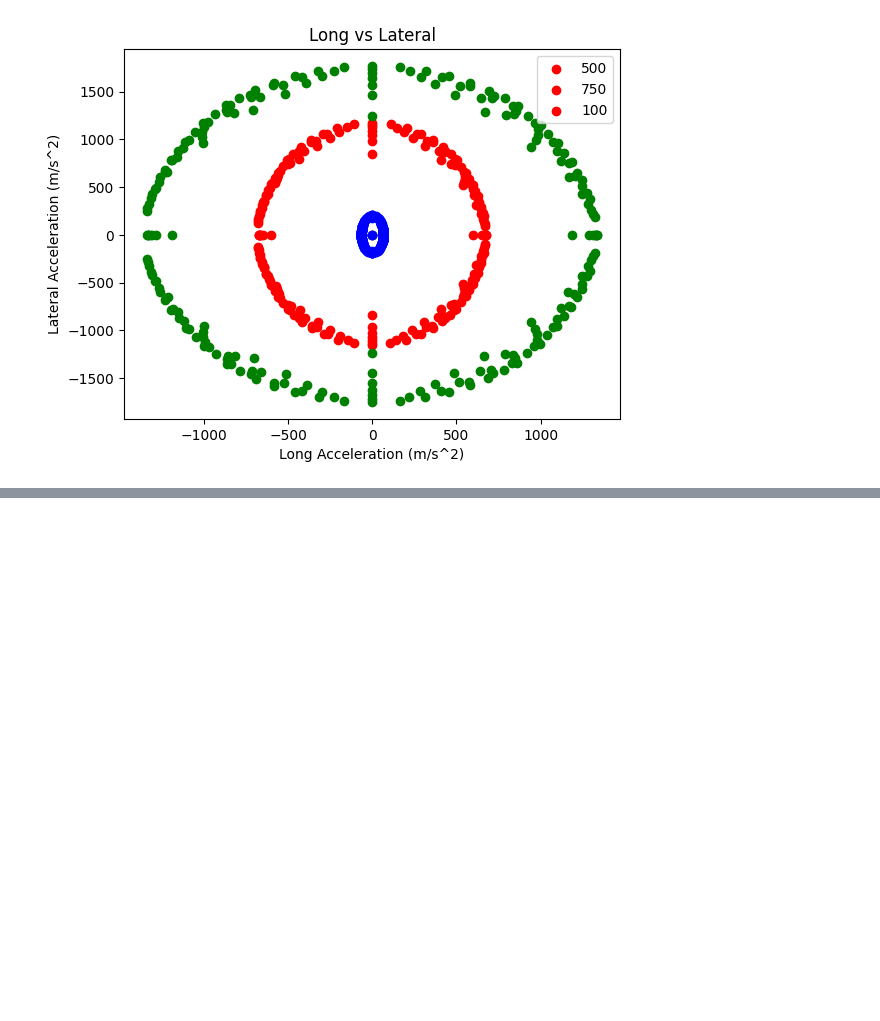
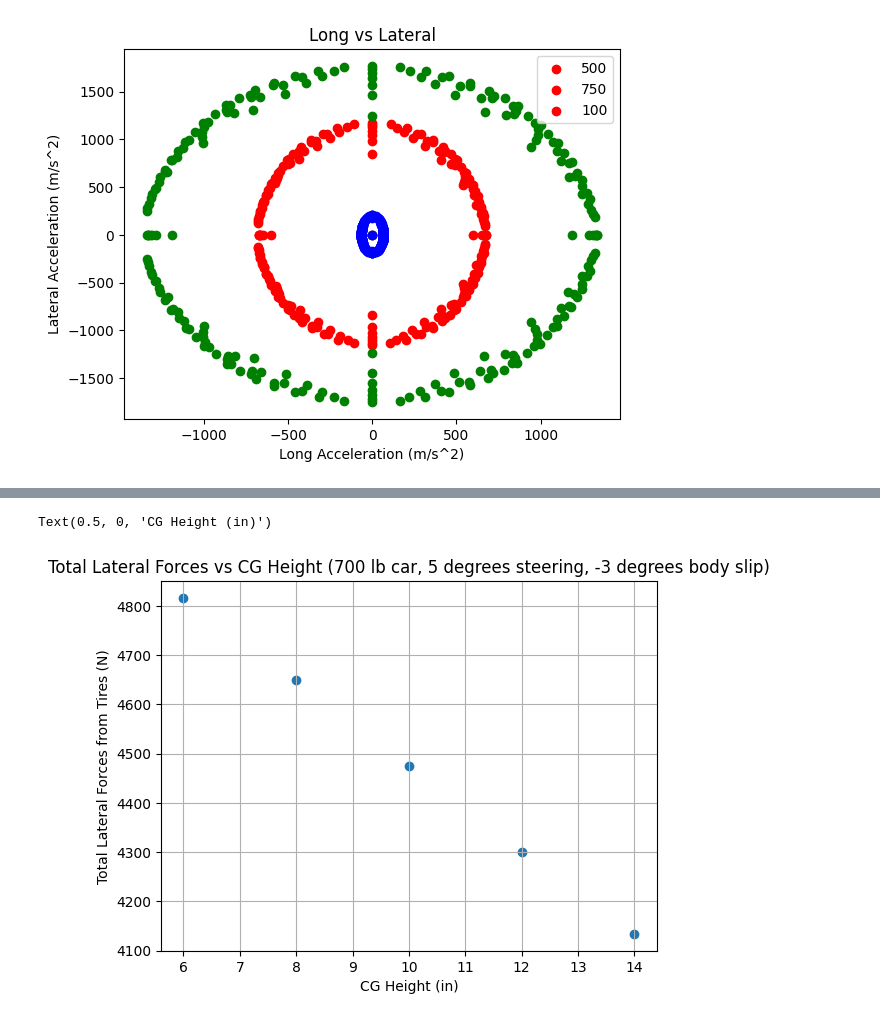
Before and after one commit to LonghornRacingElectric/magic_moment_method, a Jupyter notebook: analysis/MMM_plotter.ipynb, the cells around one changed output, grey strips where cells are left out. Saved outputs shown, nothing was run; the diff lists cells and outputs as text; code cells hidden in the pictures; blank space fills up the shorter version.

```diff
--- a/analysis/MMM_plotter.ipynb
+++ b/analysis/MMM_plotter.ipynb
@@ -289,0 +291,12 @@ Text(0.5, 0, 'Body Slip (degs)')
+# %%
+cg_heights = [14, 12, 10, 8, 6]
+lateral_forces = [4134, 4300, 4475, 4650, 4816]
+
+plt.scatter(cg_heights, lateral_forces)
+plt.grid()
+plt.title("Total Lateral Forces vs CG Height (700 lb car, 5 degrees steering, -3 degrees body slip)")
+plt.ylabel("Total Lateral Forces from Tires (N)")
+plt.xlabel("CG Height (in)")
+# %% [output]
+Text(0.5, 0, 'CG Height (in)')
+[figure, added]
```
Also changed, not shown: parts of 14 cells of this notebook, 7 other files.
